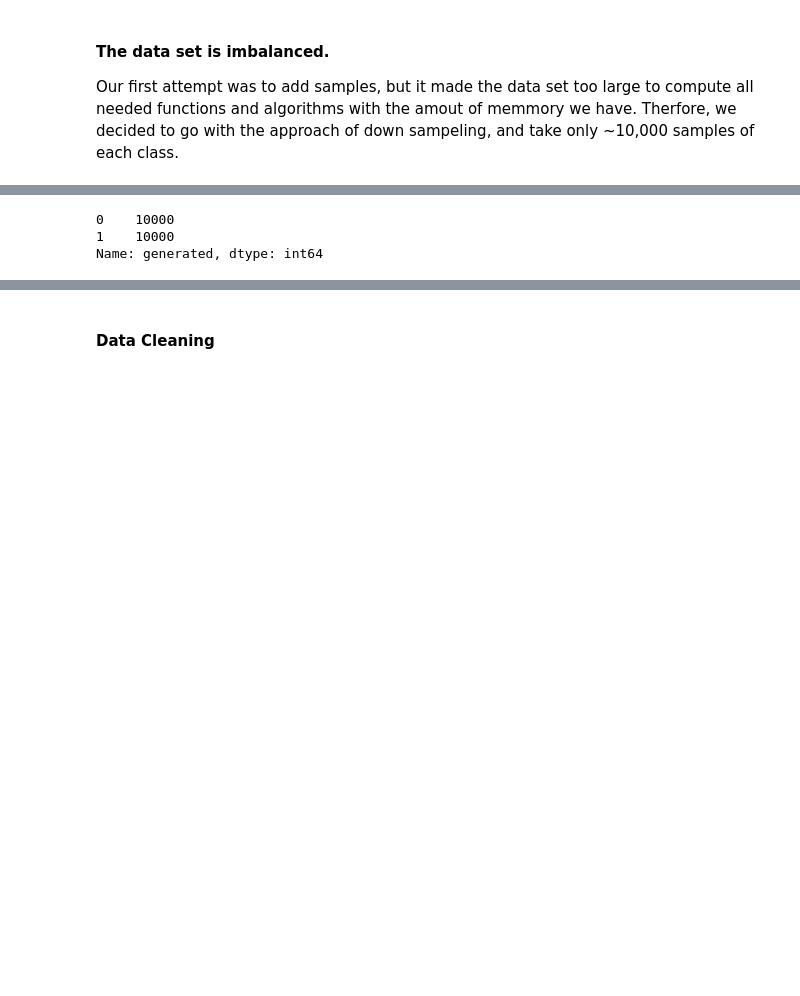
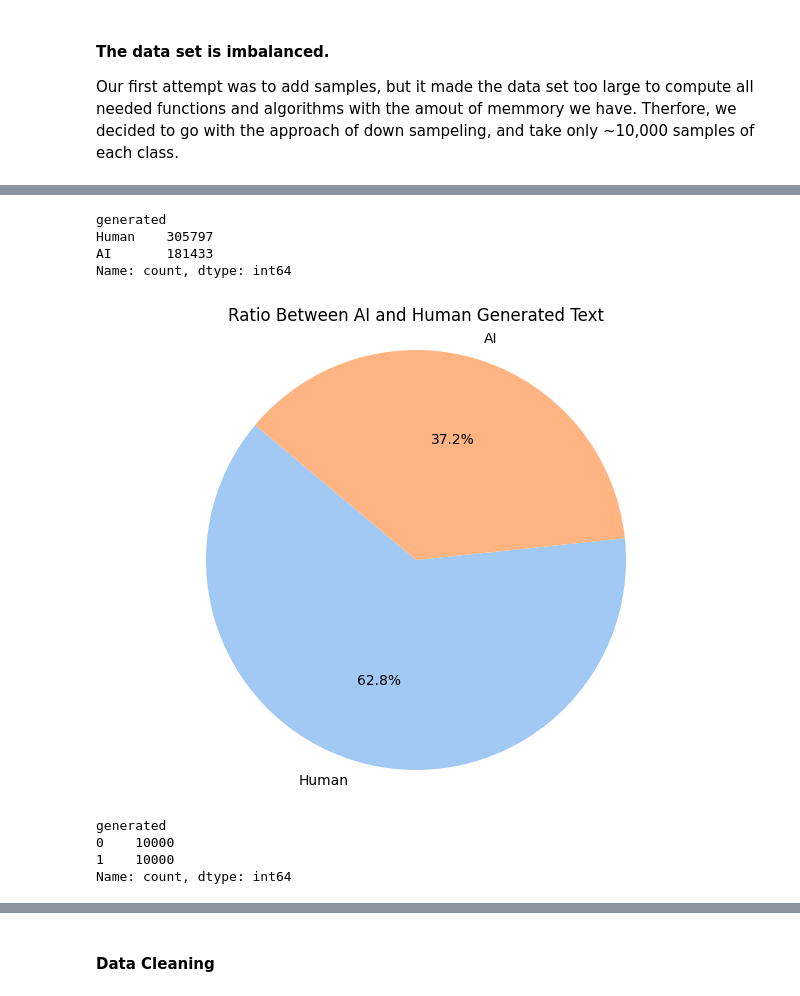
Before and after one commit to haimgoldfisher/AI-Human-Generated, a Jupyter notebook: colab_notebooks/Data_Loading_&_EDA.ipynb, the cells around one changed output, grey strips where cells are left out. Cells and saved outputs as stored; diff of their text form; code cells hidden in the pictures; blank space fills up the shorter version.

```diff
--- a/colab_notebooks/Data_Loading_&_EDA.ipynb
+++ b/colab_notebooks/Data_Loading_&_EDA.ipynb
@@ -116,13 +147,19 @@ Name: generated, dtype: int64
+# %%
+plot_pie(value_counts_summary=raw_data['generated'].map(mapper).value_counts())
+# %% [output]
+generated
+Human    305797
+AI       181433
+Name: count, dtype: int64
+[figure, added]
 # %%
-mapper = {1 : 'AI',
-          0 : 'Human'}
-
 human_samples = raw_data[raw_data['generated'] == 0].sample(n=10000, random_state=42)
 ai_samples =  raw_data[raw_data['generated'] == 1].sample(n=10000, random_state=42)
 
 data = pd.concat([human_samples, ai_samples])
 data['generated'].value_counts()
 # %% [output]
+generated
 0    10000
 1    10000
-Name: generated, dtype: int64
+Name: count, dtype: int64
```
Also changed, not shown: parts of 30 cells of this notebook.
